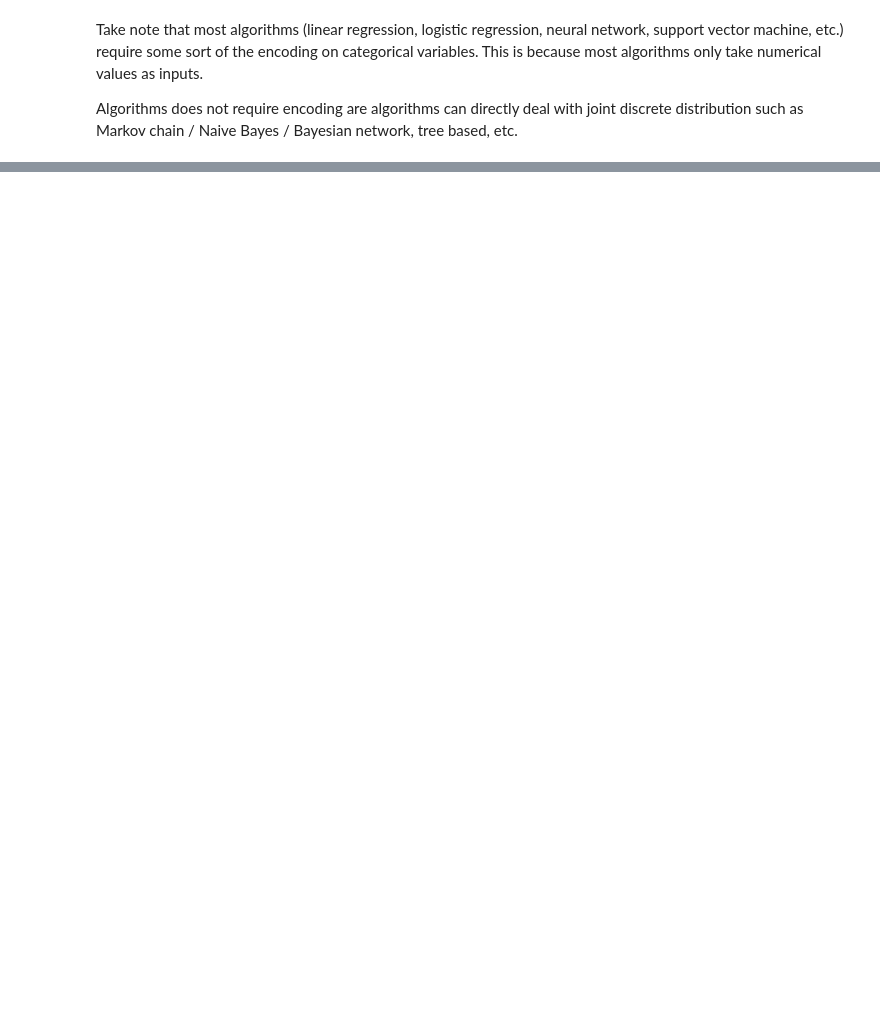
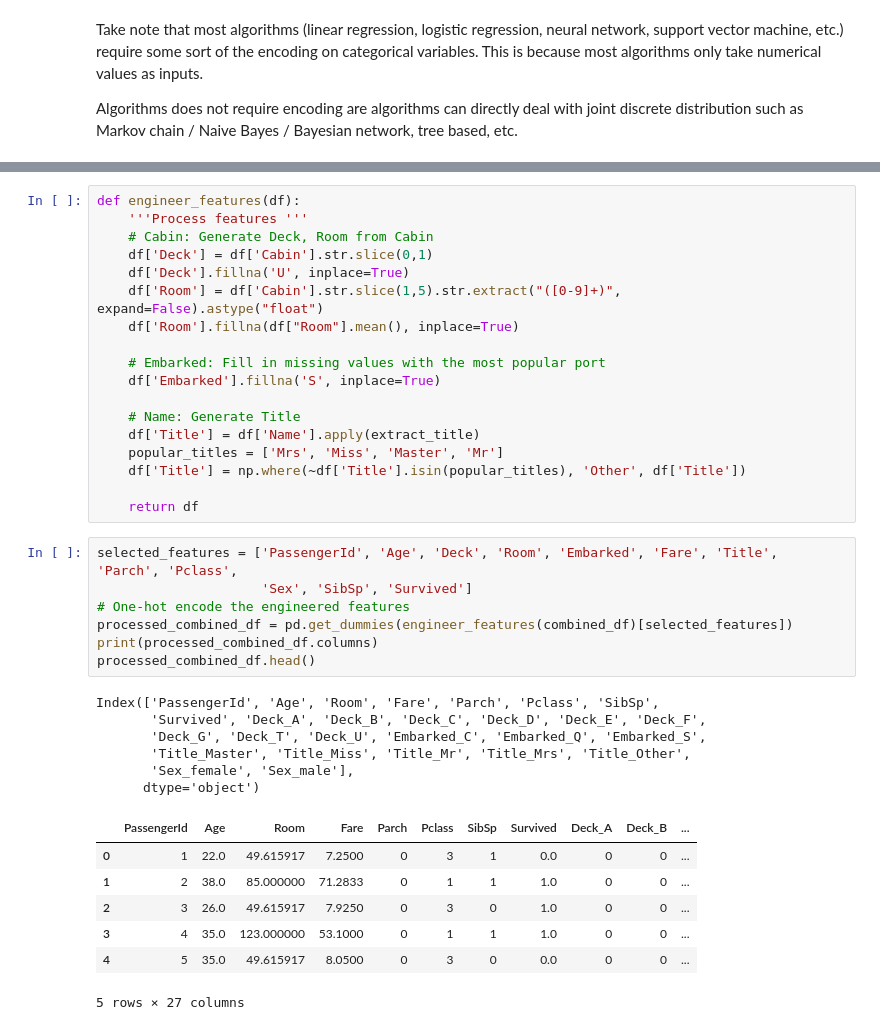
Before and after one commit to Shenghao1993/kaggle-titanic-survival-classification, a Jupyter notebook: Titanic - Exploratory Study & Feature Engineering.ipynb, the cells around one changed output, grey strips where cells are left out. Cells and saved outputs as stored; diff of their text form; blank space fills up the shorter version.

```diff
--- a/Titanic.ipynb
+++ b/Titanic - Exploratory Study & Feature Engineering.ipynb
@@ -370,0 +378,39 @@ def engineer_features(df):
+# %%
+def engineer_features(df):
+    '''Process features '''
+    # Cabin: Generate Deck, Room from Cabin
+    df['Deck'] = df['Cabin'].str.slice(0,1)
+    df['Deck'].fillna('U', inplace=True)
+    df['Room'] = df['Cabin'].str.slice(1,5).str.extract("([0-9]+)", expand=False).astype("float")
+    df['Room'].fillna(df["Room"].mean(), inplace=True)
+
+    # Embarked: Fill in missing values with the most popular port
+    df['Embarked'].fillna('S', inplace=True)
+
+    # Name: Generate Title
+    df['Title'] = df['Name'].apply(extract_title)
+    popular_titles = ['Mrs', 'Miss', 'Master', 'Mr']
+    df['Title'] = np.where(~df['Title'].isin(popular_titles), 'Other', df['Title'])
+
+    return df
+# %%
+selected_features = ['PassengerId', 'Age', 'Deck', 'Room', 'Embarked', 'Fare', 'Title', 'Parch', 'Pclass',
+                     'Sex', 'SibSp', 'Survived']
+# One-hot encode the engineered features
+processed_combined_df = pd.get_dummies(engineer_features(combined_df)[selected_features])
+print(processed_combined_df.columns)
+processed_combined_df.head()
+# %% [output]
+Index(['PassengerId', 'Age', 'Room', 'Fare', 'Parch', 'Pclass', 'SibSp',
+       'Survived', 'Deck_A', 'Deck_B', 'Deck_C', 'Deck_D', 'Deck_E', 'Deck_F',
+       'Deck_G', 'Deck_T', 'Deck_U', 'Embarked_C', 'Embarked_Q', 'Embarked_S',
+       'Title_Master', 'Title_Miss', 'Title_Mr', 'Title_Mrs', 'Title_Other',
+       'Sex_female', 'Sex_male'],
+      dtype='object')
+|  | PassengerId | Age | Room | Fare | Parch | Pclass | SibSp | Survived | Deck_A | Deck_B | ... |
+| 0 | 1 | 22.0 | 49.615917 | 7.2500 | 0 | 3 | 1 | 0.0 | 0 | 0 | ... |
+| 1 | 2 | 38.0 | 85.000000 | 71.2833 | 0 | 1 | 1 | 1.0 | 0 | 0 | ... |
+| 2 | 3 | 26.0 | 49.615917 | 7.9250 | 0 | 3 | 0 | 1.0 | 0 | 0 | ... |
+| 3 | 4 | 35.0 | 123.000000 | 53.1000 | 0 | 1 | 1 | 1.0 | 0 | 0 | ... |
+| 4 | 5 | 35.0 | 49.615917 | 8.0500 | 0 | 3 | 0 | 0.0 | 0 | 0 | ... |
+5 rows × 27 columns
```
Also changed, not shown: parts of 29 cells of this notebook, 3 other files.
